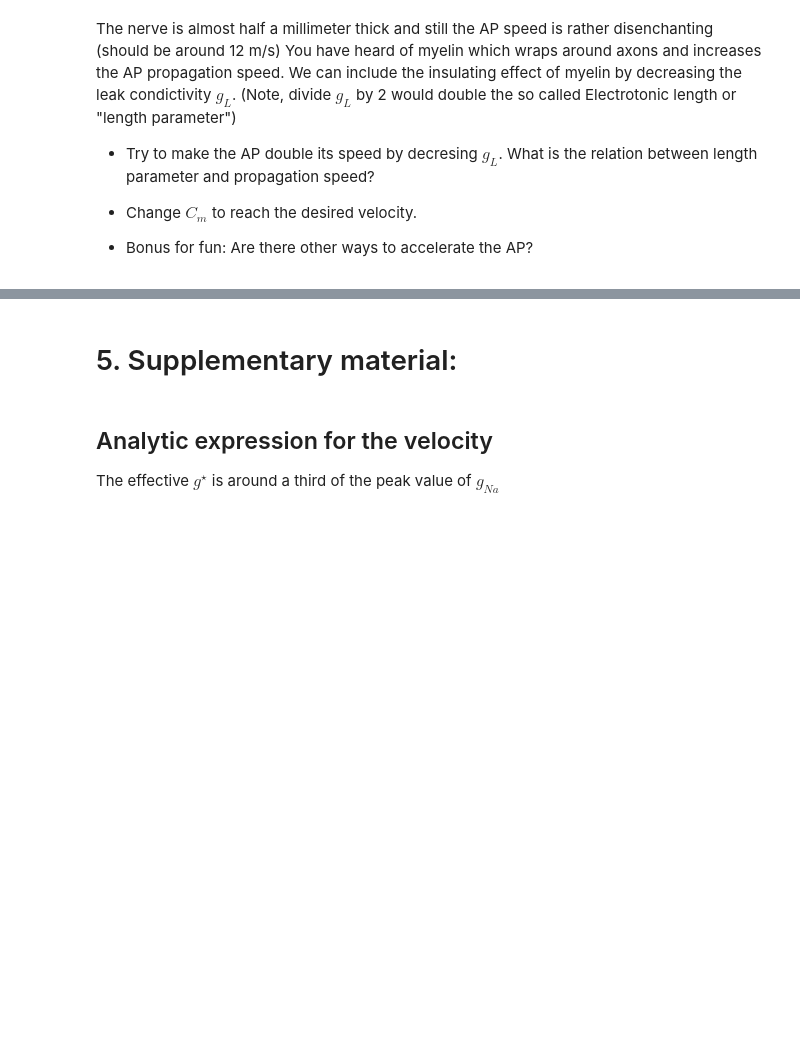
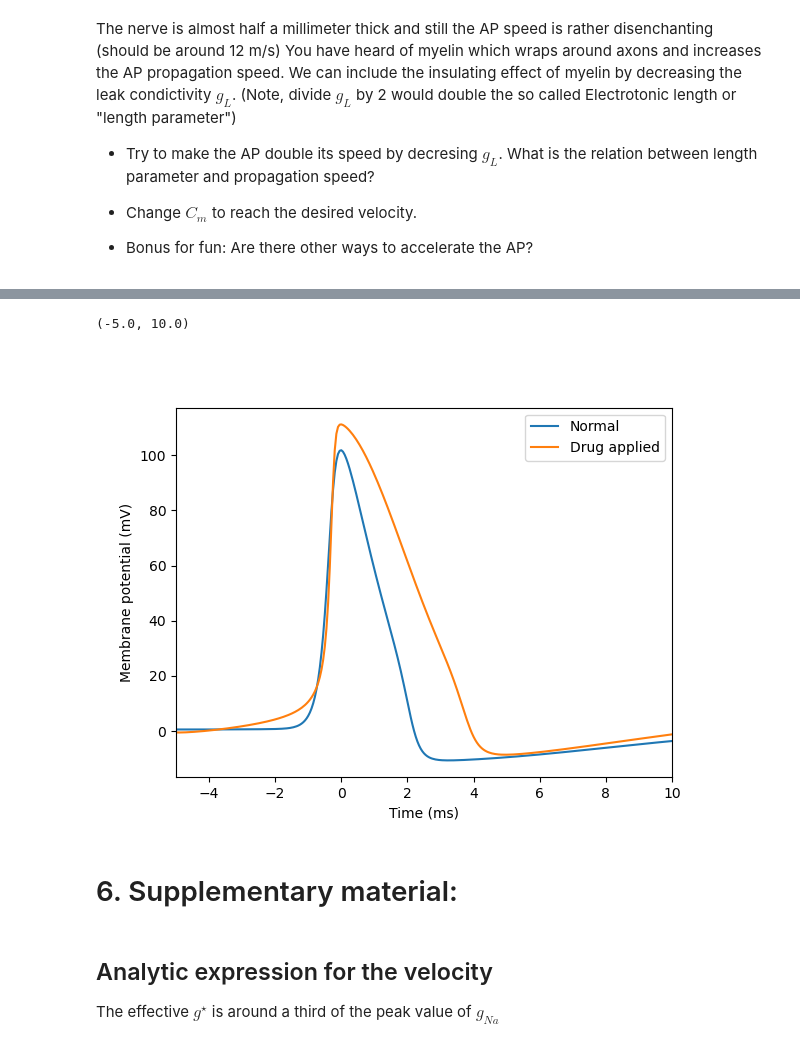
Before and after one commit to kleineidam/GoldmanAndCable, a Jupyter notebook: Course.ipynb, the cells around one changed output, grey strips where cells are left out. Drawn from its saved outputs; the diff is of its cells as text; code cells hidden in the pictures; blank space fills up the shorter version.

Commit message:
drug applied HH

```diff
--- a/Course.ipynb
+++ b/Course.ipynb
@@ -475,5 +686,38 @@ Starting simulation at t=23. ms for a duration of 30. ms
+# %%
+fig, ax = plt.subplots(1,1)
+
+# Normal
+i = morpho.n//3
+imax = np.argmax(M.v[i,:])
+ln = ax.plot((M.t-M.t[imax])/ms, M.v[i,:]/mV,
+     label='Normal')
+#i = 2*morpho.n//3
+#ax.plot(M.t/ms, M.v[i,:]/mV, '--', color=ln[0].get_color(),
+#     label=label+' '+str(morpho.distance[i]-morpho.distance[0]))
+legend(title='Position along the axon')
+ylabel('Membrane potential (mV)')
+xlabel('Time (ms)')
+
+
+# Drugged
+i = morpho.n//3
+
+imax = np.argmax(M_drugged.v[i,:])
+ln = ax.plot((M_drugged.t-M_drugged.t[imax])/ms, M_drugged.v[i,:]/mV,
+     label='Drug applied')
+#i = 2*morpho.n//3
+#ax.plot(M_drugged.t/ms, M_drugged.v[i,:]/mV, '--', color=ln[0].get_color(),
+#     label=label+' '+str(morpho.distance[i]-morpho.distance[0]))
+legend()
+ylabel('Membrane potential (mV)')
+xlabel('Time (ms)')
+
+ax.set_xlim(-5, 10)
+# %% [output]
+(-5.0, 10.0)
+[figure, added]
 # %% [markdown]
-# 5. Supplementary material:
+# 6. Supplementary material:
 # %% [markdown]
 ## Analytic expression for the velocity
 The effective $g^\star$ is around a third of the peak value of $g_{Na}$
```
Also changed, not shown: parts of 4 cells of this notebook.
